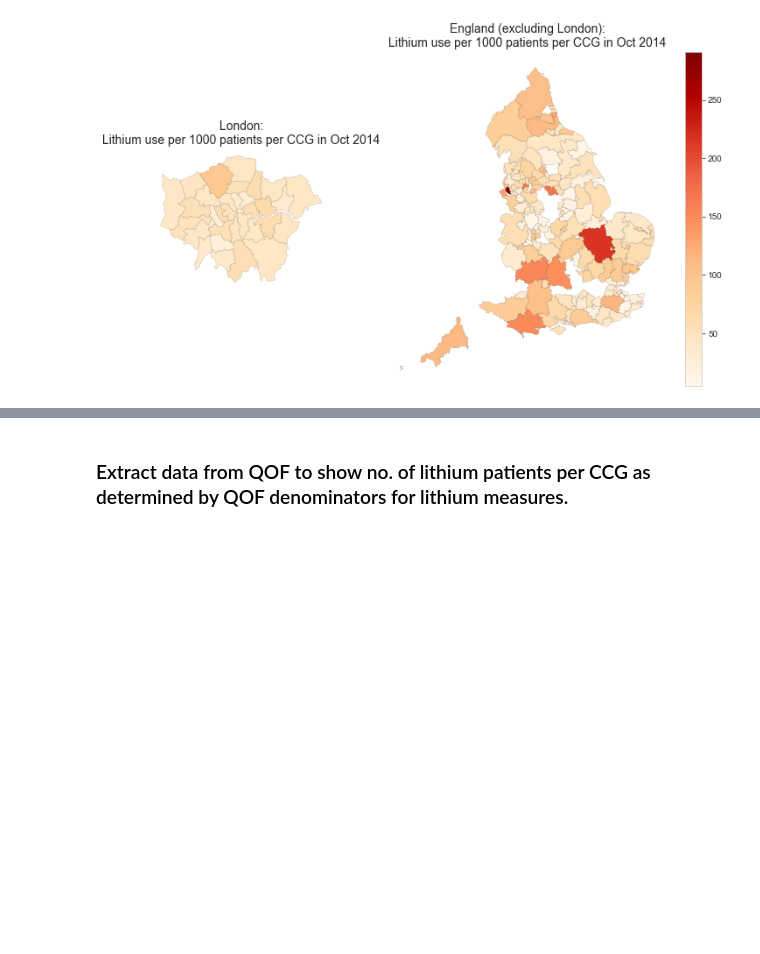
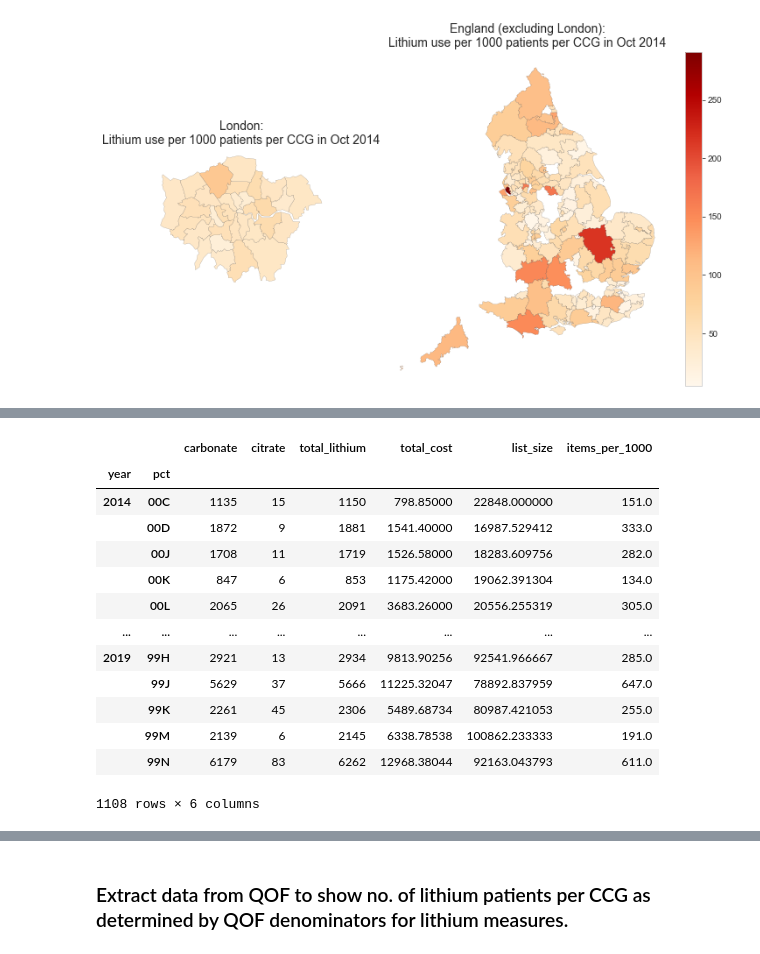
Before and after one commit to orlamac/lithium-paper, a Jupyter notebook: Lithium prescribing trends_update.ipynb, the cells around one changed output, grey strips where cells are left out. Saved outputs shown, nothing was run; the diff lists cells and outputs as text; code cells hidden in the pictures; blank space fills up the shorter version.

```diff
--- a/Lithium prescribing trends_update.ipynb
+++ b/Lithium prescribing trends_update.ipynb
@@ -443,0 +455,5 @@ plt.show()
+# %%
+#extract year from date time for each line
+df_lithium_per1000["year"] = df_lithium_per1000['month'].dt.year
+
+df_lithium_per1000.head()
@@ -443,0 +478,17 @@ plt.show()
+# %%
+df_lithium_per1000.groupby(["year", "pct"]).sum() #note this will show annual items per 1000 for each PCT
+# %% [output]
+|  |  | carbonate | citrate | total_lithium | total_cost | list_size | items_per_1000 |
+| year | pct |  |  |  |  |  |  |
+| 2014 | 00C | 1135 | 15 | 1150 | 798.85000 | 22848.000000 | 151.0 |
+|  | 00D | 1872 | 9 | 1881 | 1541.40000 | 16987.529412 | 333.0 |
+|  | 00J | 1708 | 11 | 1719 | 1526.58000 | 18283.609756 | 282.0 |
+|  | 00K | 847 | 6 | 853 | 1175.42000 | 19062.391304 | 134.0 |
+|  | 00L | 2065 | 26 | 2091 | 3683.26000 | 20556.255319 | 305.0 |
+| ... | ... | ... | ... | ... | ... | ... | ... |
+| 2019 | 99H | 2921 | 13 | 2934 | 9813.90256 | 92541.966667 | 285.0 |
+|  | 99J | 5629 | 37 | 5666 | 11225.32047 | 78892.837959 | 647.0 |
+|  | 99K | 2261 | 45 | 2306 | 5489.68734 | 80987.421053 | 255.0 |
+|  | 99M | 2139 | 6 | 2145 | 6338.78538 | 100862.233333 | 191.0 |
+|  | 99N | 6179 | 83 | 6262 | 12968.38044 | 92163.043793 | 611.0 |
+1108 rows × 6 columns
```
Also changed, not shown: parts of 20 cells of this notebook.
